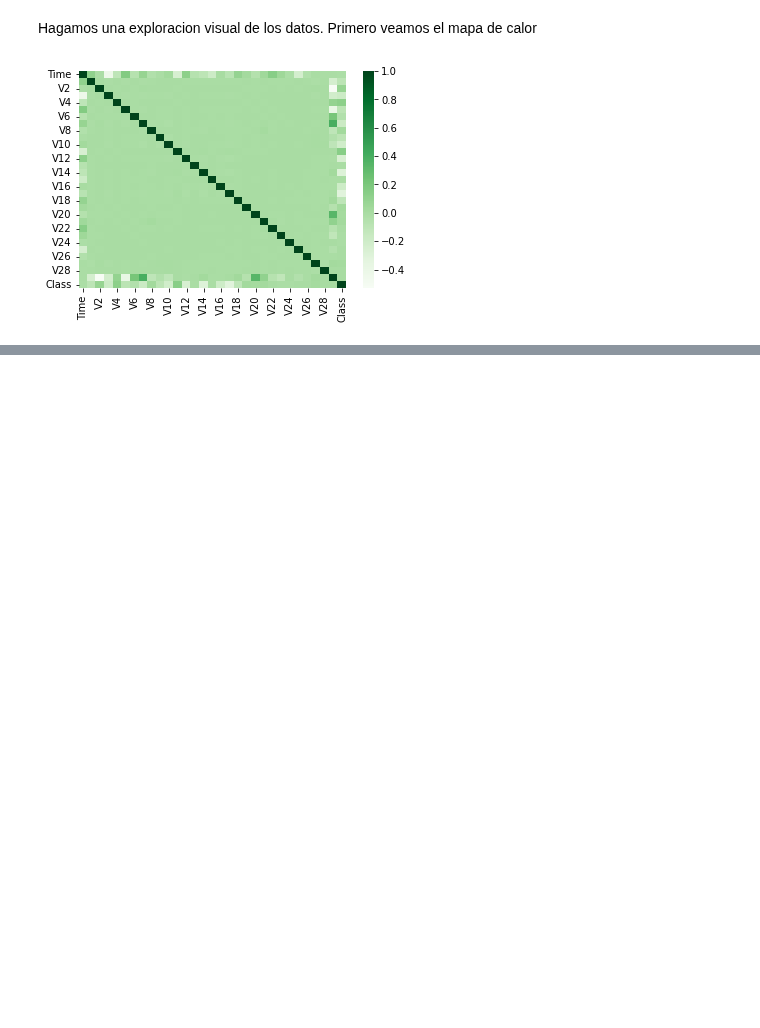
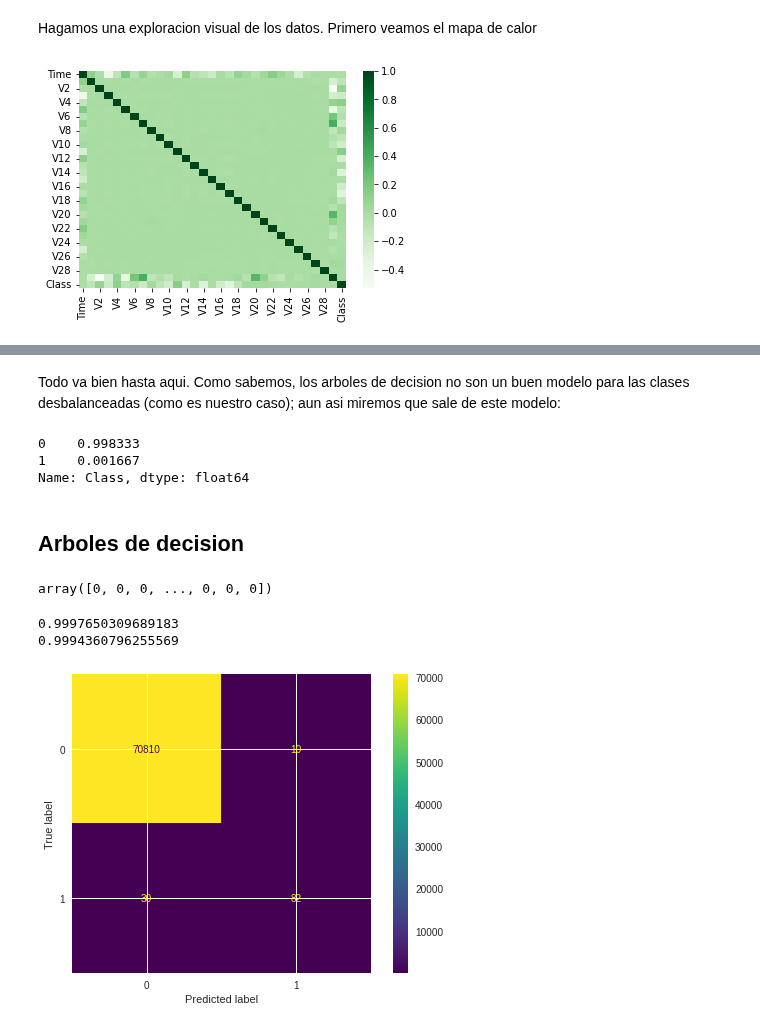
Before and after one commit to kevinzciro/Final-DS, a Jupyter notebook: proyecto2.ipynb, the cells around one changed output, grey strips where cells are left out. Saved outputs shown, nothing was run; the diff lists cells and outputs as text; code cells hidden in the pictures; blank space fills up the shorter version.

Commit message:
Modelos

```diff
--- a/proyecto2.ipynb
+++ b/proyecto2.ipynb
@@ -196,0 +237,4 @@ Las correlaciones son muy debiles en general, y como se ven en los graficos, los
+# %%
+scaler = StandardScaler()
+preprocessing_pipeline = make_pipeline(scaler)
+preprocessing_pipeline
@@ -196,0 +245,2 @@ Las correlaciones son muy debiles en general, y como se ven en los graficos, los
+# %%
+preprocessing_pipeline.fit(X_train)
@@ -196,0 +249,3 @@ Las correlaciones son muy debiles en general, y como se ven en los graficos, los
+# %%
+X_train_processed = preprocessing_pipeline.transform(X_train)
+X_test_processed = preprocessing_pipeline.transform(X_test)
@@ -196,0 +278,31 @@ Las correlaciones son muy debiles en general, y como se ven en los graficos, los
+# %% [markdown]
+Todo va bien hasta aqui. Como sabemos, los arboles de decision no son un buen modelo para las clases desbalanceadas (como es nuestro caso); aun asi miremos que sale de este modelo:
+# %%
+df['Class'].value_counts(normalize = True)
+# %% [output]
+0    0.998333
+1    0.001667
+Name: Class, dtype: float64
+# %% [markdown]
+## Arboles de decision
+# %%
+dec_tree = DecisionTreeClassifier(random_state = 42, max_depth=10)
+dec_tree.fit(X_train_processed, y_train)
+dec_tree.predict(X_test_processed)
+# %% [output]
+array([0, 0, 0, ..., 0, 0, 0])
+# %%
+train_score = dec_tree.score(X_train_processed, y_train)
+test_score = dec_tree.score(X_test_processed, y_test)
+print(train_score)
+print(test_score)
+# %% [output]
+0.9997650309689183
+0.9994360796255569
+# %%
+cm = confusion_matrix(y_test, dec_tree.predict(X_test_processed))
+disp = ConfusionMatrixDisplay(confusion_matrix=cm)
+disp.plot()
+plt.show()
+# %% [output]
+[figure, added]
```
Also changed, not shown: parts of 37 cells of this notebook.
